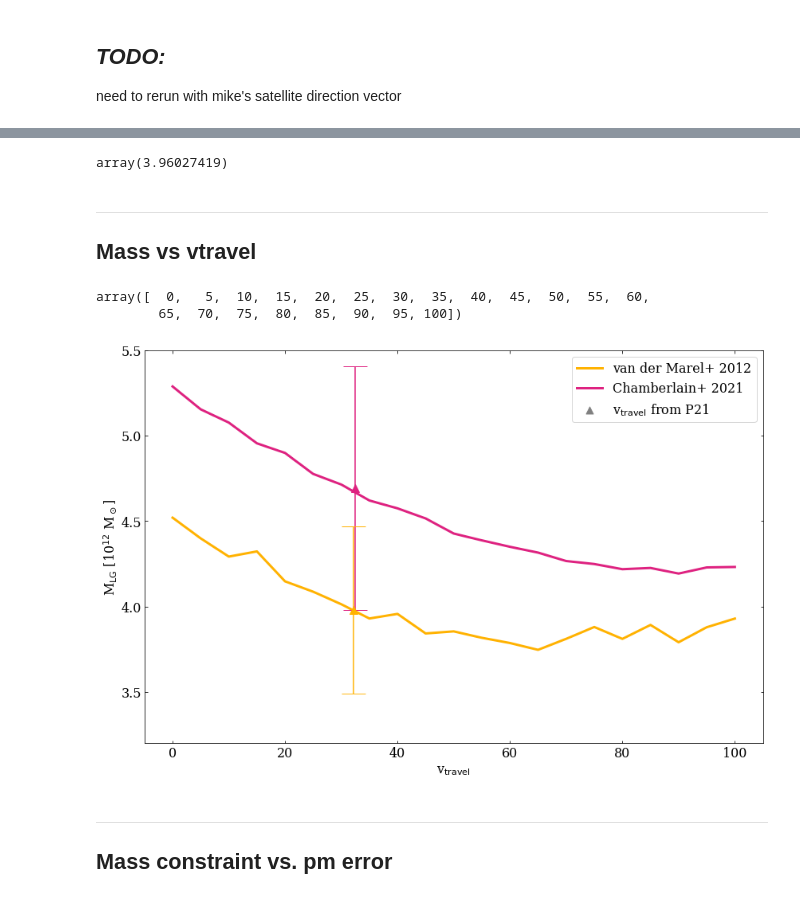
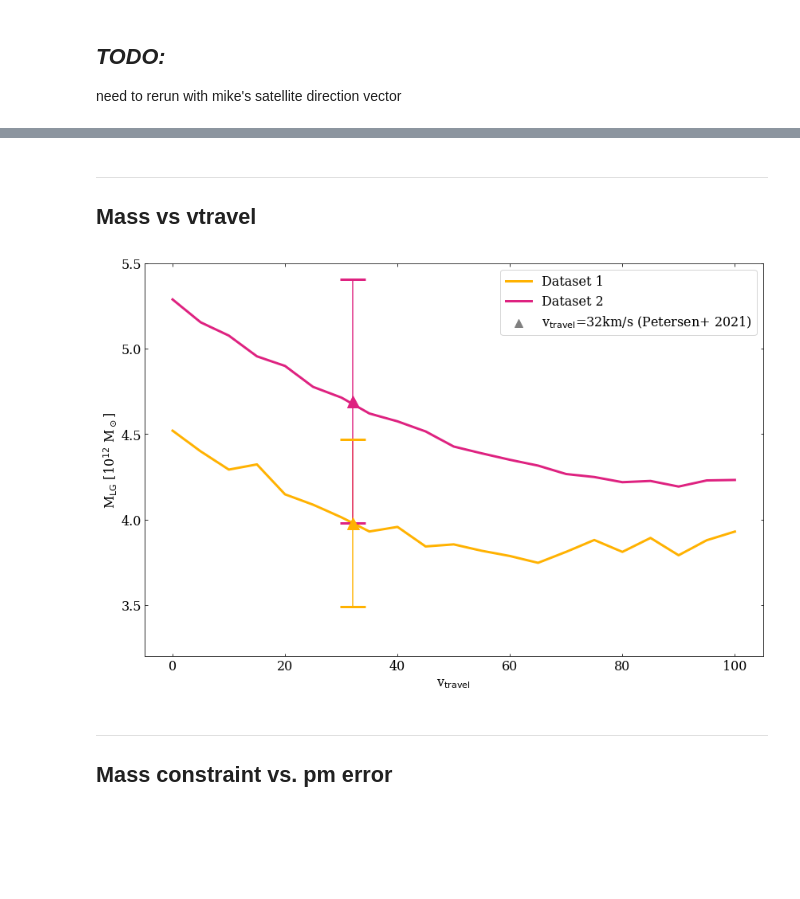
Before and after one commit to katiechambe/yellowCard, a Jupyter notebook: notebooks/pymc3-analyze-runs.ipynb, the cells around one changed output, grey strips where cells are left out. Cells and saved outputs as stored; diff of their text form; code cells hidden in the pictures; blank space fills up the shorter version.

```diff
--- a/notebooks/pymc3-analyze-runs.ipynb
+++ b/notebooks/pymc3-analyze-runs.ipynb
@@ -97,12 +94,8 @@ for mod in modelChoices:
 # %% [markdown]
 ## Mass error vs. pm error
 # %%
-# --------------------- #
-# get those means bby!! #
-# --------------------- #
-
-modelChoices = ["vdm2012","fiducial2021"]
-pm_errs = np.array([1,1.5,2,4,10,20,50,75,100])
+# mass error as function of proper motion
+pm_errs = np.array([1,2,4,8,16])
 
 means_pmimprov = {}
 stds_pmimprov = {}
@@ -127,5 +120,3 @@ for mod in modelChoices:
     for param,arr,arr_stds  in zip(["M","r","e"],[Ms,rs,es],[Ms_stds, rs_stds, es_stds]):
         means_pmimprov[mod][param] = np.array(arr)
         stds_pmimprov[mod][param] = np.array(arr_stds)
-
-print("done with full velocity array")
@@ -221,12 +130,12 @@ fig.ax
 # %%
 modelChoices = ["vdm2012","fiducial2021"]
-include_vTravel = [True, False]
+include_vTravel = ["0", "32"]
 
 
 fig,ax = plt.subplots(2,2)
 for mod in modelChoices:
     for incl in include_vTravel:
-        data = az.from_json(f"../pymc3-data/{mod}_vTravel_{incl}.json")
+        data = az.from_json(f"../pymc3-data/{mod}_vtravel_{incl}.json")
         az.plot_pair(data,
                      kind='kde',
                      contour=True,
@@ -242,7 +151,7 @@ for mod in modelChoices:
 
 for mod in modelChoices:
     for incl in include_vTravel:
-        data = az.from_json(f"../pymc3-data/{mod}_vTravel_{incl}.json")
+        data = az.from_json(f"../pymc3-data/{mod}_vtravel_{incl}.json")
         az.plot_pair(data,
                      kind='kde',
                      show=True,
@@ -295,53 +224,40 @@ samples, kind='kde', contour=True,
-# %%
-np.asarray((data.posterior['M']).mean())
-# %% [output]
-array(3.96027419)
 # %% [markdown]
 ___
 ## Mass vs vtravel
-# %%
-means_vtravel[mod]['vtravel']
-# %% [output]
-array([  0,   5,  10,  15,  20,  25,  30,  35,  40,  45,  50,  55,  60,
-        65,  70,  75,  80,  85,  90,  95, 100])
 # %%
 modelChoices = ["vdm2012","fiducial2021"]
-label_model = ["van der Marel+ 2012","Chamberlain+ 2021"]
+label_model = ["vdM+ 2012 dataset","Chamberlain+ 2021 dataset"]
+label_model = ["Dataset 1","Dataset 2"]
 
 
 color = [palette['Minor Pairs'],palette["Extra"]]
-alpha = [0.2,0.4]
+alpha = [0,0]
 
 fig,ax=plt.subplots(figsize=(12,8))
 for mod,lab,col,al in zip(modelChoices,label_model,color,alpha):
     bottoms = means_vtravel[mod]['M']-stds_vtravel[mod]['M']
     tops = means_vtravel[mod]['M']+stds_vtravel[mod]['M']
 
     plt.plot(means_vtravel[mod]['vtravel'], means_vtravel[mod]['M'],
              label=lab, color=col, lw=3)
-#     plt.errorbar(x=means_vtravel_meas[mod]['vtravel']+al,
-#                  y=means_vtravel_meas[mod]['M'],
-#                  yerr=stds_vtravel_meas[mod]['M'],
-#                  color=col,capsize=15,marker='^',ms=10)
+
 for mod,lab,col,al in zip(modelChoices,label_model,color,alpha):
-    plt.errorbar(x=means_vtravel_meas[mod]['vtravel']+al,
-                 y=means_vtravel_meas[mod]['M'],
-                 yerr=stds_vtravel_meas[mod]['M'],
-                 color=col,capsize=15,marker='^',ms=10)
-    #ax.fill_between(means_vtravel[mod]['vtravel'], bottoms, tops, alpha=al,color=col)
+    plt.errorbar(x=means_vtravel_meas[mod]['vtravel'][1]+al,
+                 y=means_vtravel_meas[mod]['M'][1],
+                 yerr=stds_vtravel_meas[mod]['M'][1],
+                 color=col,capsize=16,
+                 capthick=3,marker='^',ms=15)
 
-#     ax.axhline(means[mod]['M'],linestyle='dotted',color=col)
-#     ax.axhline(means[mod+"_vtravel"]['M'],linestyle='dashed',color=col)
-plt.scatter(0,0,label=r'v$_{\rm travel}$ from P21',marker="^",s=80,color='grey')
+plt.scatter(0,0,label=r'v$_{\rm travel}$=32km/s (Petersen+ 2021)',marker="^",s=100,color='grey')
 ax.set_xlabel(r'v$_{\rm travel}$')
 ax.set_ylabel(r'M$_{\rm LG}$ [10$^{12}$ M$_\odot$]')
 plt.legend()
 plt.ylim(3.2,5.5)
 plt.tight_layout()
 plt.savefig("../plots/analyze-runs-MvV.png",dpi=300)
 plt.show()
 # %% [output]
-[figure, old version]
+[figure, new version]
 # %% [markdown]
 ___
 ## Mass constraint vs. pm error
```
Also changed, not shown: parts of 23 cells of this notebook.
